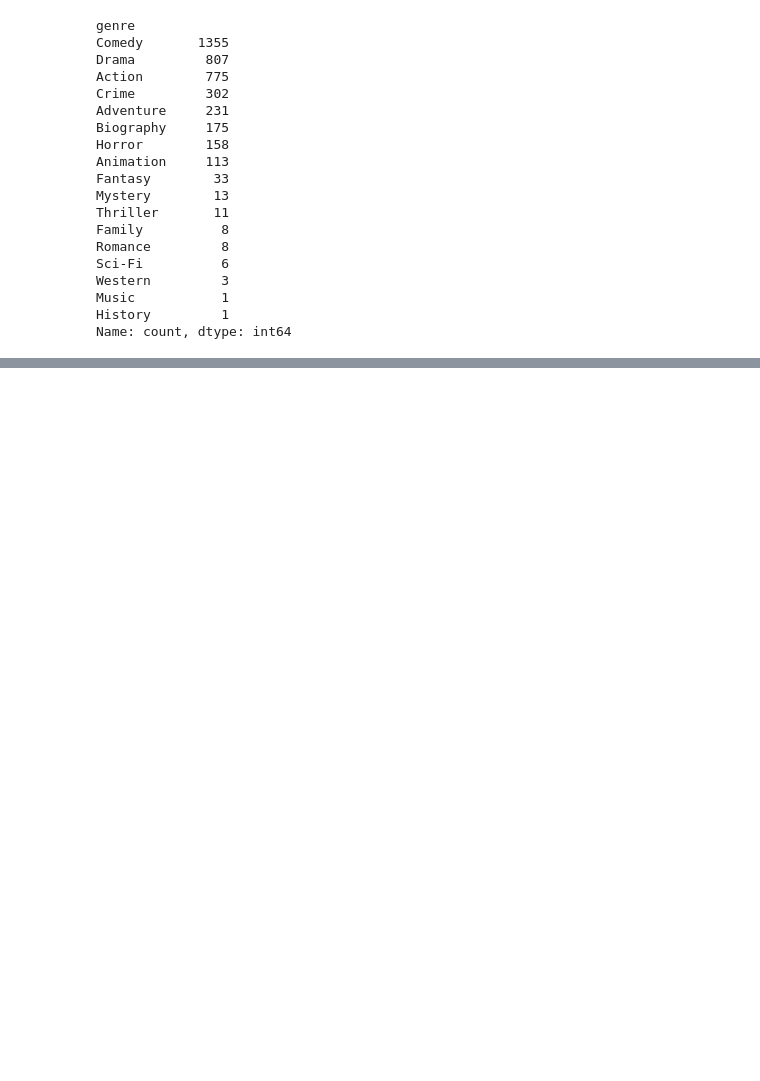
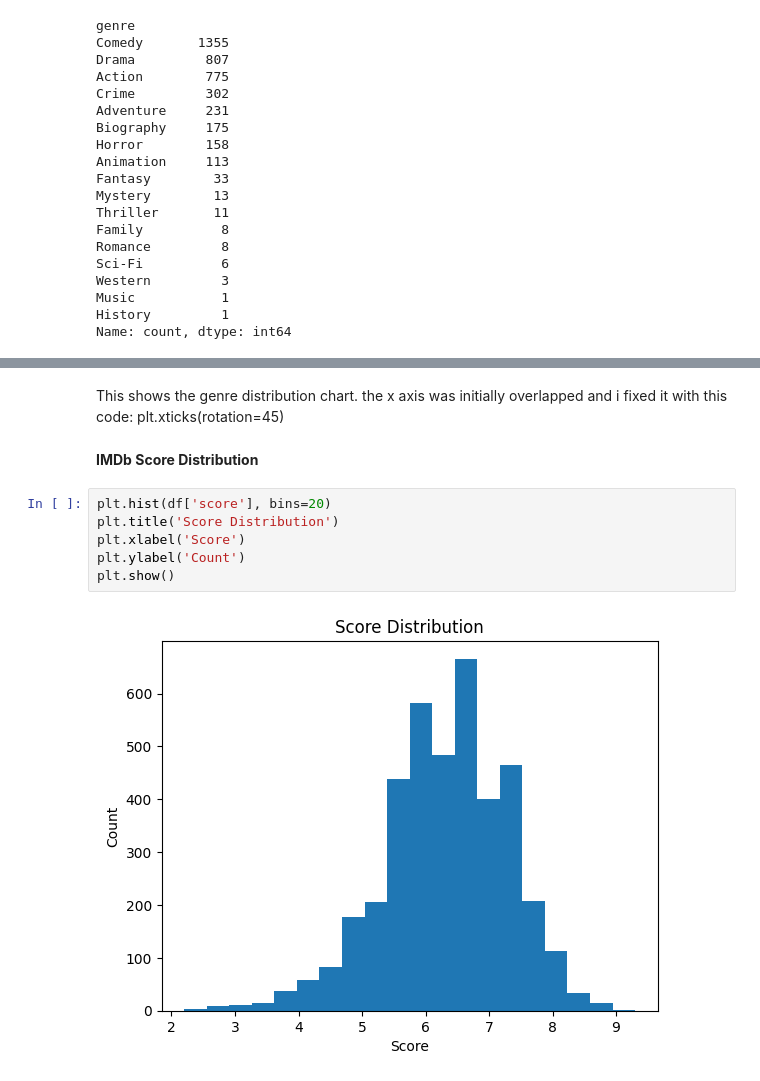
Before and after one commit to Khan1904/Movies-Analysis, a Jupyter notebook: analysis.ipynb, the cells around one changed output, grey strips where cells are left out. Saved outputs shown, nothing was run; the diff lists cells and outputs as text; blank space fills up the shorter version.

```diff
--- a/analysis.ipynb
+++ b/analysis.ipynb
@@ -243,0 +276,12 @@ Name: count, dtype: int64
+# %% [markdown]
+This shows the genre distribution chart. the x axis was initially overlapped and i fixed it with this code: plt.xticks(rotation=45)
+# %% [markdown]
+**IMDb Score Distribution**
+# %%
+plt.hist(df['score'], bins=20)
+plt.title('Score Distribution')
+plt.xlabel('Score')
+plt.ylabel('Count')
+plt.show()
+# %% [output]
+[figure, added]
```
Also changed, not shown: parts of 10 cells of this notebook.
